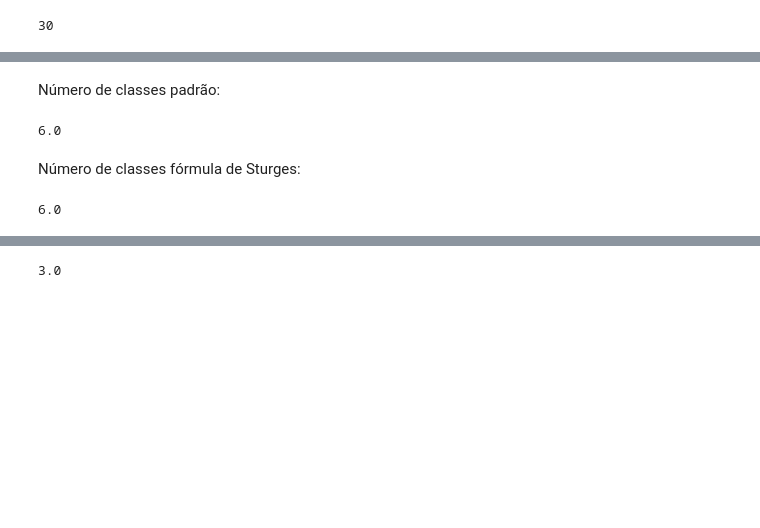
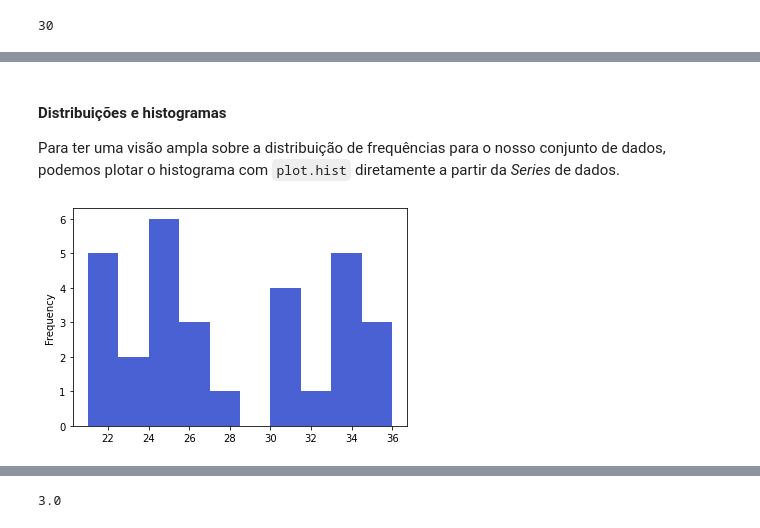
Before and after one commit to gcpeixoto/ICD, a Jupyter notebook: _build/html/_sources/ipynb/11-estatistica-descritiva.ipynb, the cells around one changed output, grey strips where cells are left out. Cells and saved outputs as stored; diff of their text form; code cells hidden in the pictures; blank space fills up the shorter version.

```diff
--- a/_build/html/_sources/ipynb/11-estatistica-descritiva.ipynb
+++ b/_build/html/_sources/ipynb/11-estatistica-descritiva.ipynb
@@ -81,16 +83,9 @@ $K\approx 1+3,22\log 30\approx 5,75 \approx 6.$ Desta forma, em ambos os casos t
-# %% [markdown]
-Número de classes padrão:
-# %%
-if n<25:
-    K = 5
-else:
-    K = np.ceil(np.sqrt(n))
-K
-# %% [output]
-6.0
-# %% [markdown]
-Número de classes fórmula de Sturges:
-# %%
-KFS = np.ceil( 1 + 3.22*np.log10(n)); KFS
-# %% [output]
-6.0
+# %% [markdown]
+#### Distribuições e histogramas
+
+Para ter uma visão ampla sobre a distribuição de frequências para o nosso conjunto de dados, podemos plotar o histograma com `plot.hist` diretamente a partir da _Series_ de dados.
+# %%
+d = pd.Series(dados);
+d.plot.hist(color='#1b3ac9',alpha=0.8);
+# %% [output]
+[figure, added]
```
Also changed, not shown: parts of 117 cells of this notebook, 23 other files.
